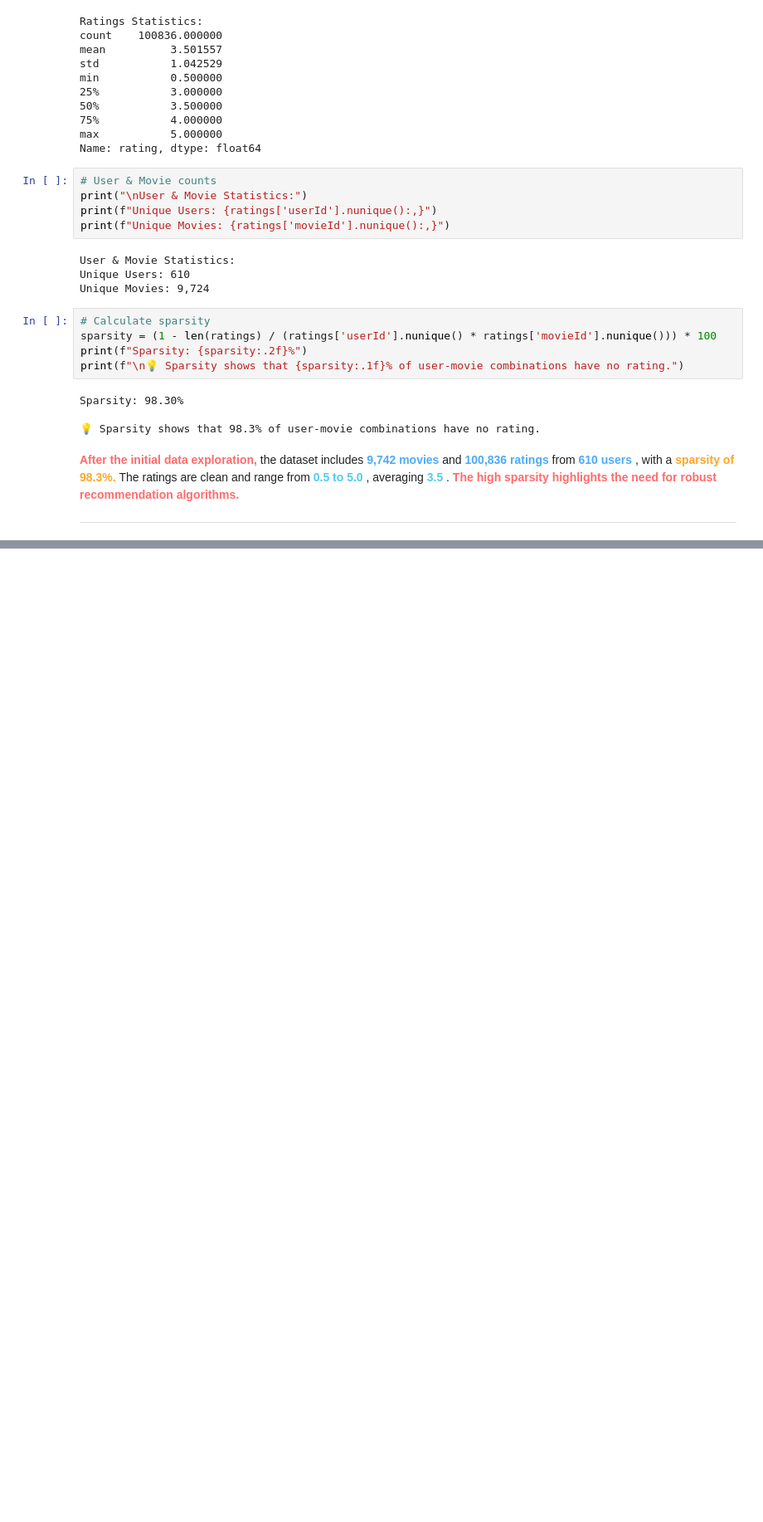
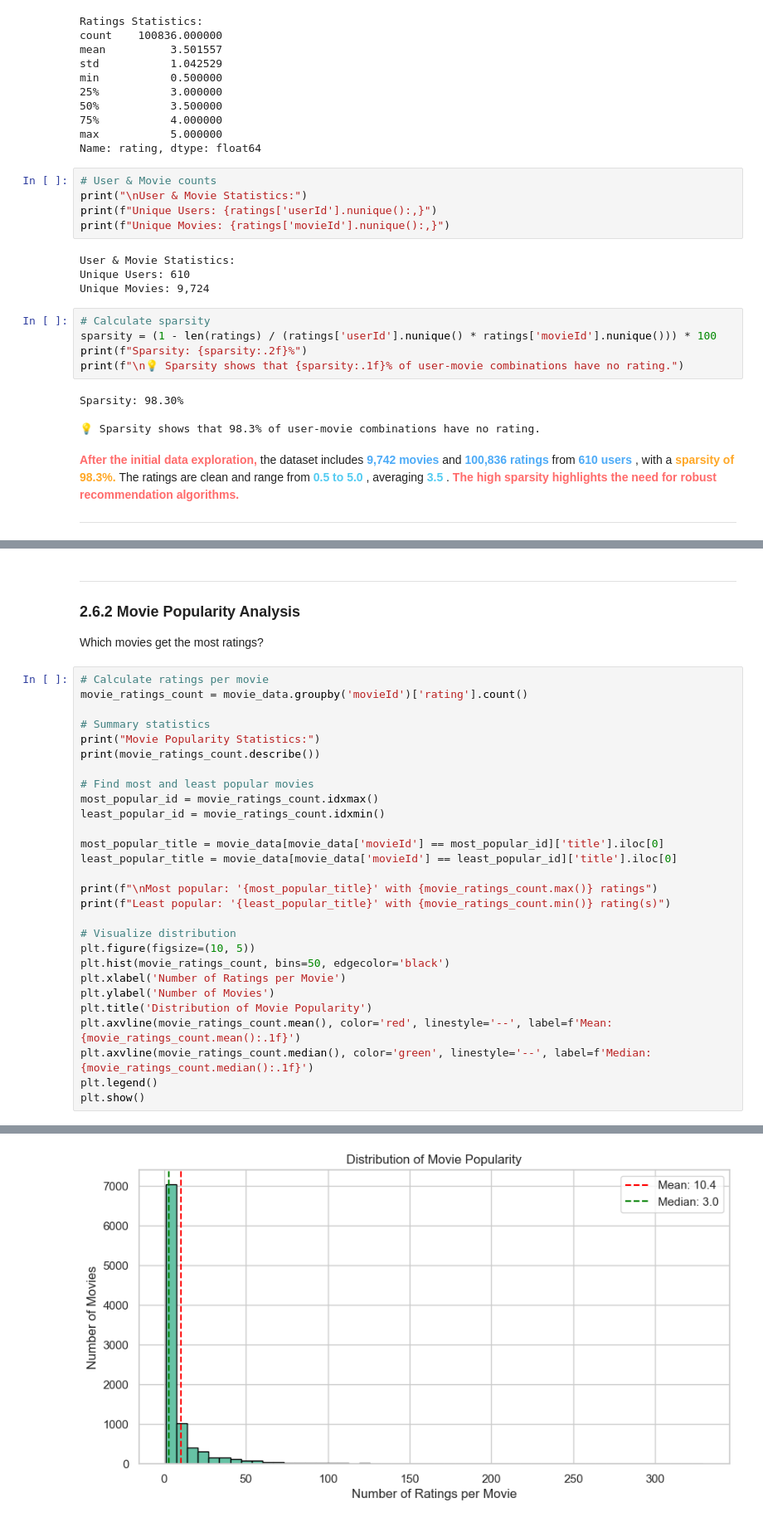
Before and after one commit to MrDenzy/Phase-4-Project---Movie-Recommendation-System, a Jupyter notebook: notebook/blex.ipynb, the cells around one changed output, grey strips where cells are left out. Shown at 83% size. Cells and saved outputs as stored; diff of their text form; blank space fills up the shorter version.

```diff
--- a/notebook/blex.ipynb
+++ b/notebook/blex.ipynb
@@ -223,0 +308,34 @@ The datasets will be combined into one unified DataFrame for analysis.
+# %% [markdown]
+---
+### **2.6.2 Movie Popularity Analysis**
+
+Which movies get the most ratings?
+# %%
+# Calculate ratings per movie
+movie_ratings_count = movie_data.groupby('movieId')['rating'].count()
+
+# Summary statistics
+print("Movie Popularity Statistics:")
+print(movie_ratings_count.describe())
+
+# Find most and least popular movies
+most_popular_id = movie_ratings_count.idxmax()
+least_popular_id = movie_ratings_count.idxmin()
+
+most_popular_title = movie_data[movie_data['movieId'] == most_popular_id]['title'].iloc[0]
+least_popular_title = movie_data[movie_data['movieId'] == least_popular_id]['title'].iloc[0]
+
+print(f"\nMost popular: '{most_popular_title}' with {movie_ratings_count.max()} ratings")
+print(f"Least popular: '{least_popular_title}' with {movie_ratings_count.min()} rating(s)")
+
+# Visualize distribution
+plt.figure(figsize=(10, 5))
+plt.hist(movie_ratings_count, bins=50, edgecolor='black')
+plt.xlabel('Number of Ratings per Movie')
+plt.ylabel('Number of Movies')
+plt.title('Distribution of Movie Popularity')
+plt.axvline(movie_ratings_count.mean(), color='red', linestyle='--', label=f'Mean: {movie_ratings_count.mean():.1f}')
+plt.axvline(movie_ratings_count.median(), color='green', linestyle='--', label=f'Median: {movie_ratings_count.median():.1f}')
+plt.legend()
+plt.show()
+# %% [output]
@@ -223,0 +355 @@ The datasets will be combined into one unified DataFrame for analysis.
+[figure, added]
```
Also changed, not shown: parts of 25 cells of this notebook.
